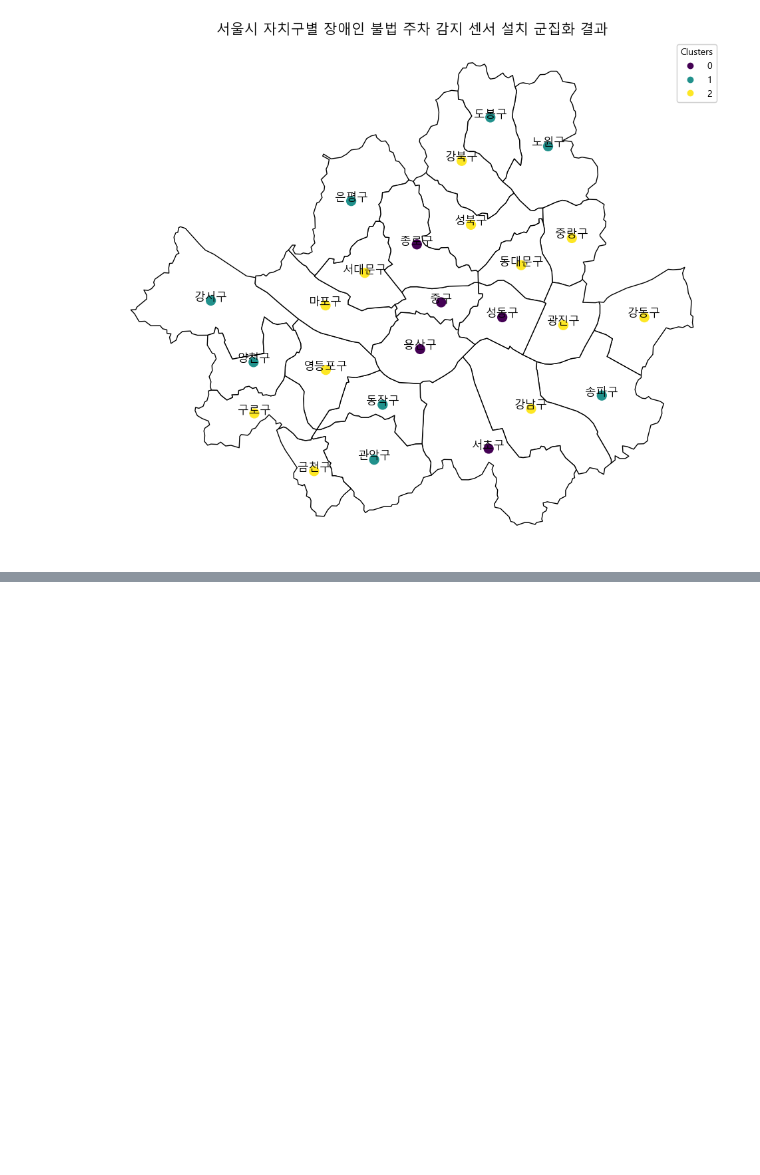
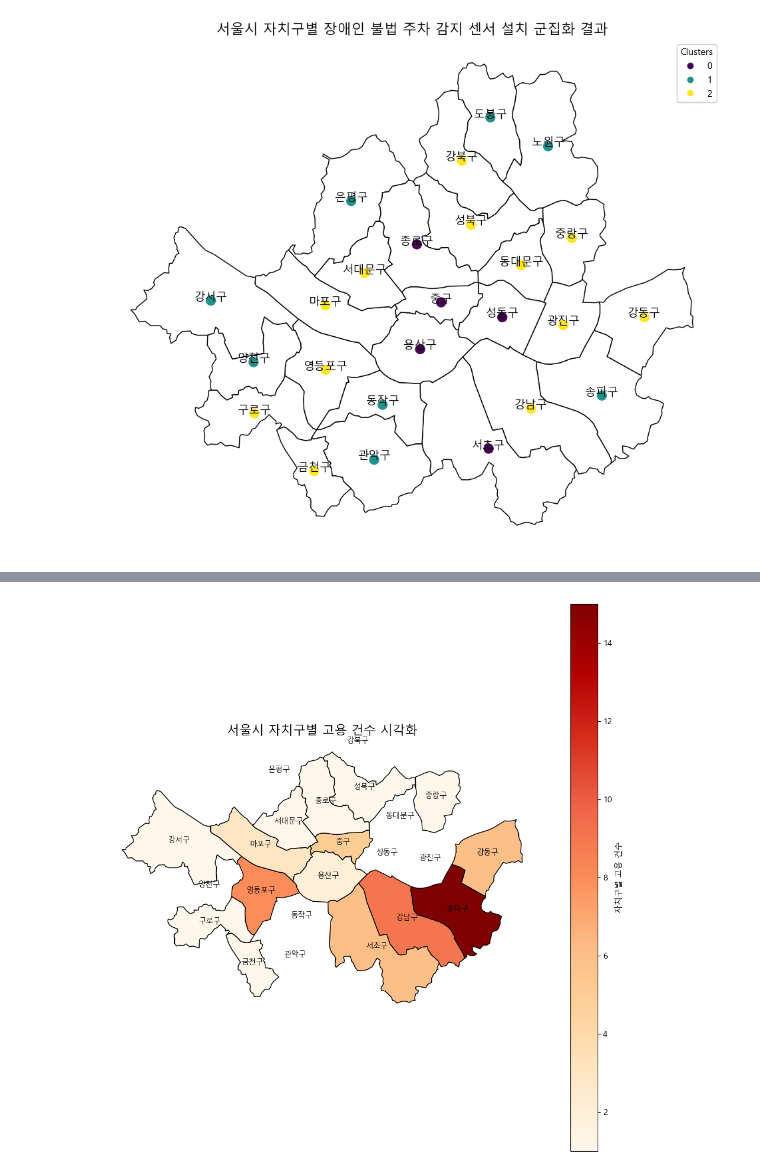
Before and after one commit to CJW5361/SESAC_AI_Open_Source, a Jupyter notebook: 공모전/see.ipynb, the cells around one changed output, grey strips where cells are left out. Cells and saved outputs as stored; diff of their text form; code cells hidden in the pictures; blank space fills up the shorter version.

```diff
--- a/공모전/see.ipynb
+++ b/공모전/see.ipynb
@@ -277,0 +457,49 @@ plt.show()
+# %%
+import geopandas as gpd
+import pandas as pd
+import matplotlib.pyplot as plt
+
+# 서울시 자치구 경계 데이터 파일 경로
+seoul_geojson_path = 'seoul_municipalities_geo_simple.json'
+
+# GeoJSON 데이터 불러오기
+seoul_geo_df = gpd.read_file(seoul_geojson_path)
+
+# 서울구인(API).csv 파일 불러오기 및 시각화
+employment_data_path = "서울구인(API).csv"
+employment_df = pd.read_csv(employment_data_path, encoding='utf-8-sig')
+
+# 자치구별 고용 정보 집계
+employment_by_district = employment_df.groupby('자치구').size().reset_index(name='employment_count')
+
+# GeoJSON 데이터와 고용 정보 데이터 결합
+seoul_employment_geo_df = seoul_geo_df.merge(employment_by_district, left_on='name', right_on='자치구', how='left')
+
+# 고용 정보에 따른 시각화
+fig, ax = plt.subplots(1, 1, figsize=(12, 12))
+seoul_employment_geo_df.plot(column='employment_count', ax=ax, legend=True,
+                             legend_kwds={'label': "자치구별 고용 건수"},
+                             cmap='OrRd', edgecolor='black')
+
+# 자치구 이름 표시
+for idx, row in seoul_employment_geo_df.iterrows():
+    plt.annotate(text=row['name'], xy=(row['geometry'].centroid.x, row['geometry'].centroid.y),
+                 horizontalalignment='center', fontsize=9)
+
+# 지도에 제목 추가
+plt.title('서울시 자치구별 고용 건수 시각화', fontsize=15)
+
+# 축 레이블 제거
+ax.set_axis_off()
+
+# 시각화 결과 출력
+plt.savefig('시각화/자치구별 고용 건수(API).png', format='png',bbox_inches='tight')
+plt.show()
+
+# 장애인+현황(등급별_연령별)_20240118185616 (1).xlsx 파일 불러오기 및 시각화 준비
+# (시각화 방향에 따라 추가 코드 작성 필요)
+
+# 주요 상권별 도로혼잡빈도_서울.csv 파일 불러오기 및 시각화 준비
+# (시각화 방향에 따라 추가 코드 작성 필요)
+# %% [output]
+[figure, added]
```
Also changed, not shown: parts of 8 cells of this notebook, 29 other files.
